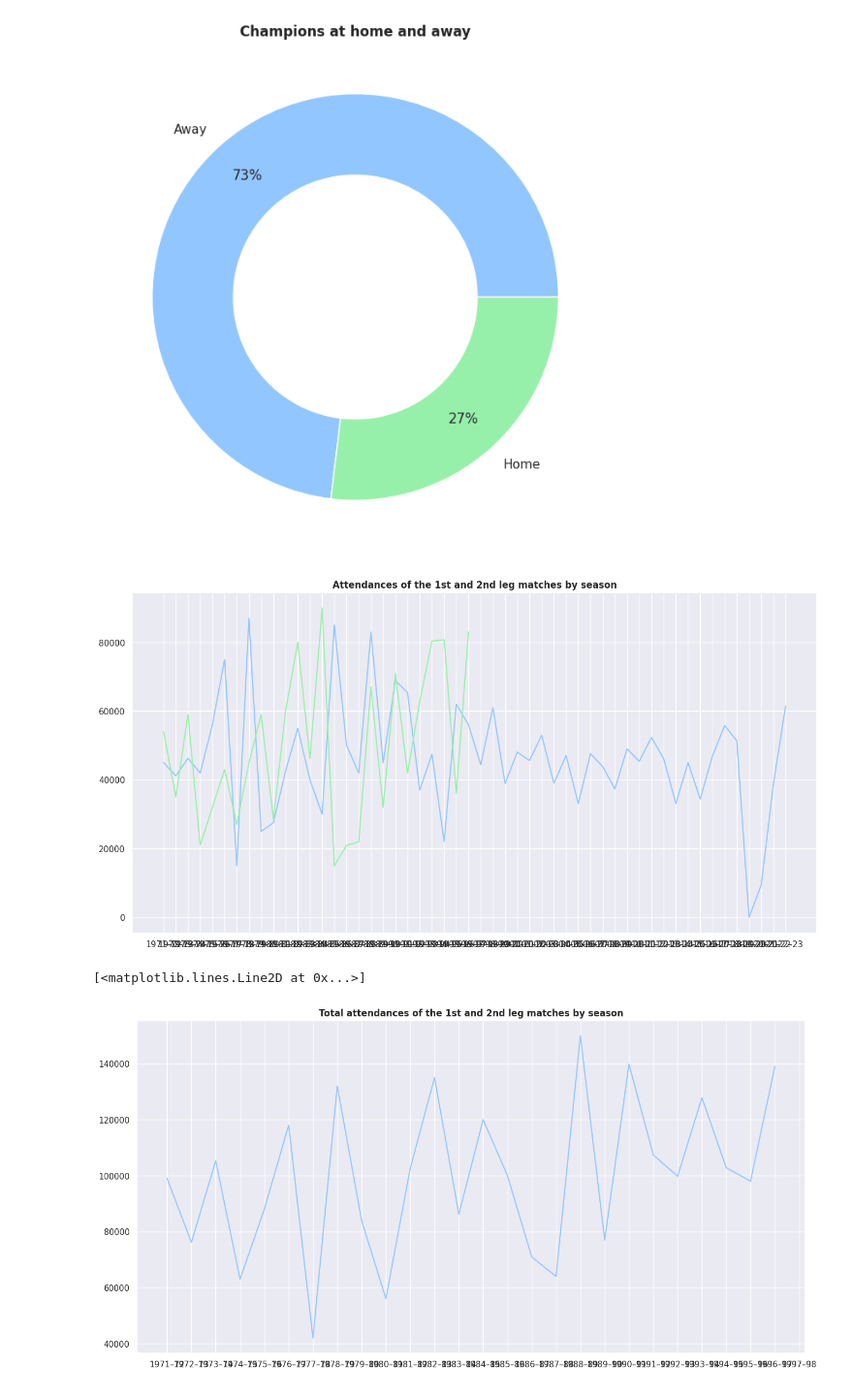
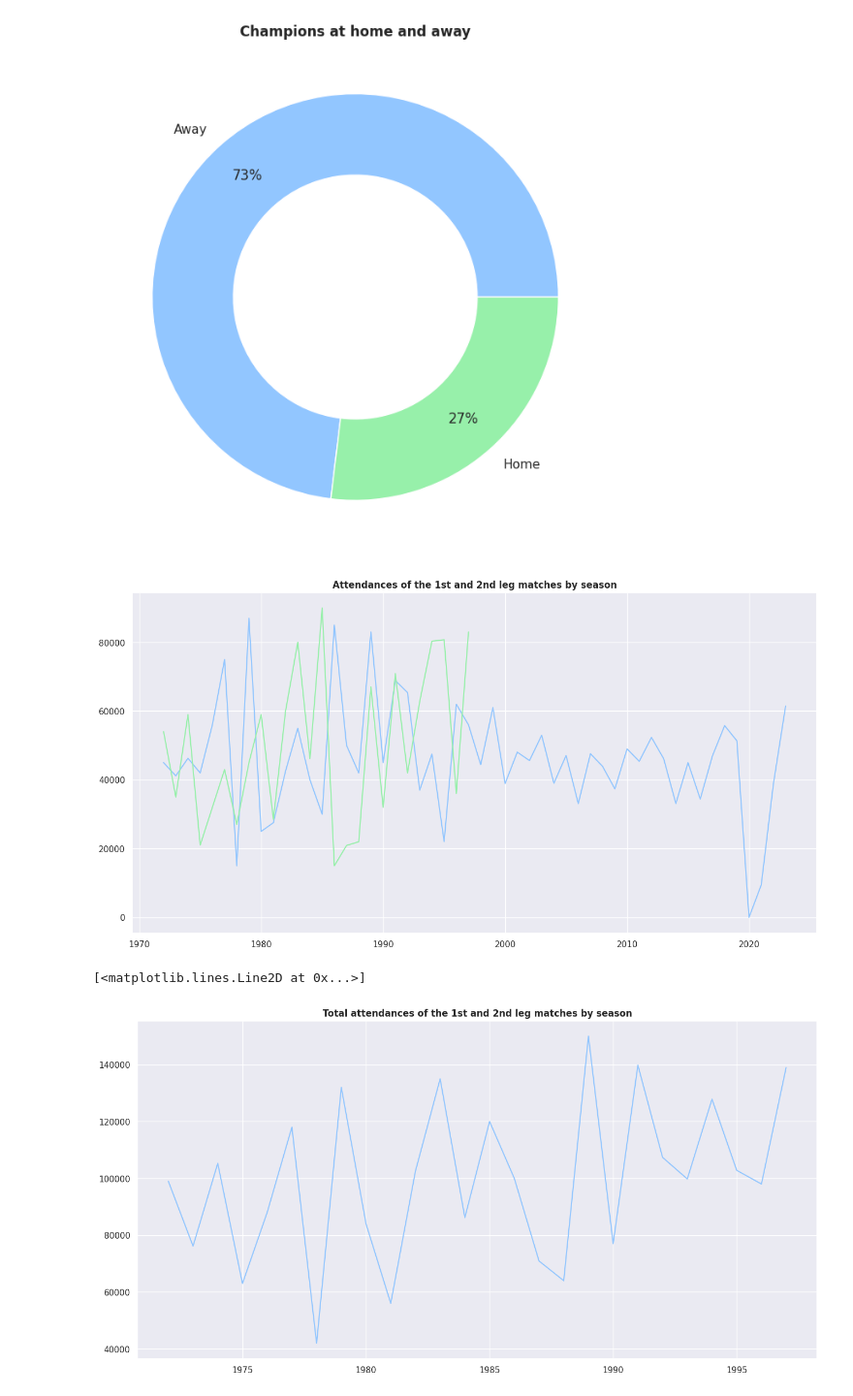
Before and after one commit to guilhermelaviola/SoccerCompetitionsStudy, a Jupyter notebook: UELStudy.ipynb, the cells around one changed output. Shown at 97% size. Cells and saved outputs as stored; diff of their text form; code cells hidden in the pictures.

```diff
--- a/UELStudy.ipynb
+++ b/UELStudy.ipynb
@@ -153,19 +161,19 @@ plt.show()
 # Displaying the attendances of the 1st and 2nd leg matches by season:
 plt.figure(figsize = (16, 8))
 plt.title('Attendances of the 1st and 2nd leg matches by season', fontweight = 'bold')
-plt.plot(uel['Season'], uel['Attendance (1st leg)'])
-plt.plot(uel['Season'], uel['Attendance (2nd leg)'])
+plt.plot(uel['Year'], uel['Attendance (1st leg)'])
+plt.plot(uel['Year'], uel['Attendance (2nd leg)'])
 plt.show()
 # %% [output]
-[figure, old version]
+[figure, new version]
 # %%
 # Displaying the total attendances (1st and 2nd leg matches) by season:
 plt.figure(figsize = (16, 8))
 plt.title('Total attendances of the 1st and 2nd leg matches by season', fontweight = 'bold')
-plt.plot(uel['Season'], uel['Attendance (1st leg)'] + uel['Attendance (2nd leg)'])
+plt.plot(uel['Year'], uel['Attendance (1st leg)'] + uel['Attendance (2nd leg)'])
 # %% [output]
 [<matplotlib.lines.Line2D at 0x...>]
-[figure, old version]
+[figure, new version]
 # %%
 # Displaying the average attendances (1st and 2nd leg matches) by season:
 plt.figure(figsize = (16, 8))
```
Also changed, not shown: parts of 16 cells of this notebook.
